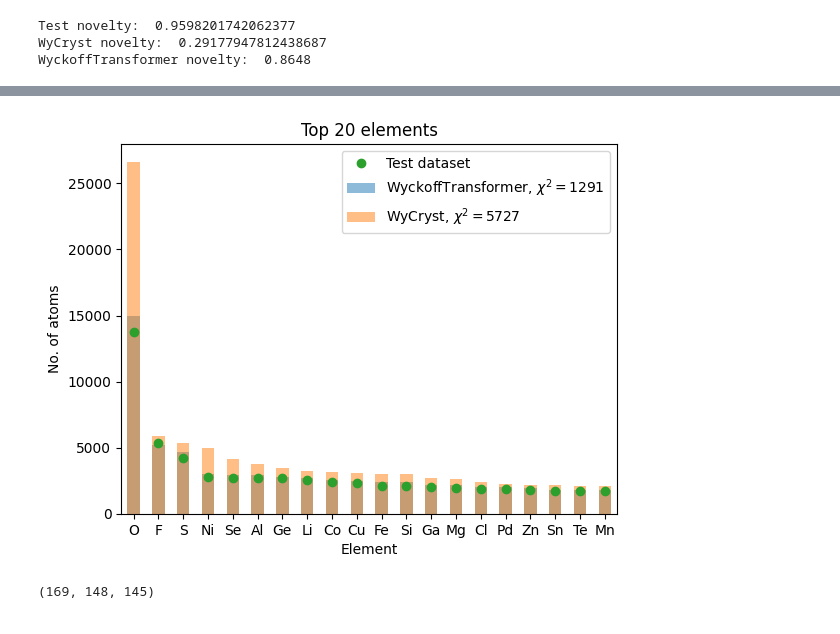
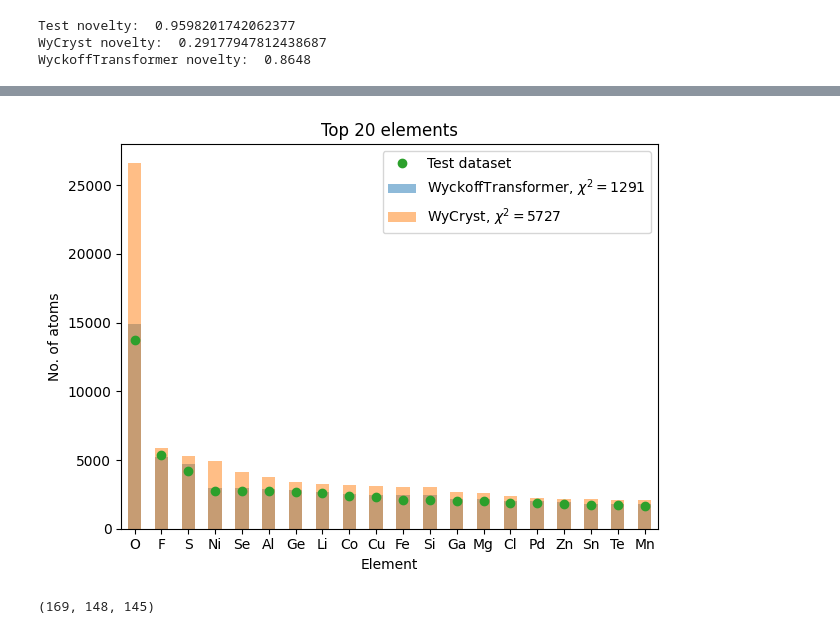
Before and after one commit to kedhip/WyckoffTransformer, a Jupyter notebook: WyCryst_vs_WyckoffTransformer.ipynb, the cells around one changed output, grey strips where cells are left out. Saved outputs shown, nothing was run; the diff lists cells and outputs as text; code cells hidden in the pictures.

```diff
--- a/WyCryst_vs_WyckoffTransformer.ipynb
+++ b/WyCryst_vs_WyckoffTransformer.ipynb
@@ -121,3 +131,5 @@ SG chi2: statistic=215.41483375782673, pvalue=0.00020286983495509275
+# %%
+save_path = Path("plots/AI4AM_NeurIPS_2024")
 # %%
 import matplotlib.pyplot as plt
 fig, ax = plt.subplots()
@@ -203,19 +185,21 @@ Length: 85, dtype: int64
 # %%
 fig, ax = plt.subplots()
 elements_wt.sort_values(inplace=True, ascending=False)
 n_elements_to_plot = 20
 elements_wt.iloc[:n_elements_to_plot].plot(kind='bar', ax=ax, alpha=0.5,
     label=f"WyckoffTransformer, $\\chi^2={elements_wt_chi2.statistic:.0f}$")
 elements_wc.sort_values(ascending=False).iloc[:n_elements_to_plot].plot(kind='bar', ax=ax, alpha=0.5,
     label=f"WyCryst, $\\chi^2={elements_wc_chi2.statistic:.0f}$", color='tab:orange')
 elements_test.sort_values(ascending=False).iloc[:n_elements_to_plot].plot(kind='line',
 ax=ax, label="Test dataset", style='o', color='tab:green')
 ax.set_xlabel("Element")
 ax.set_ylabel("No. of atoms")
 ax.set_title(f"Top {n_elements_to_plot} elements")
-ax.legend();
+ax.legend()
+fig.tight_layout()
+fig.savefig(save_path / "WT_vs_WyCryst_elements_distribution.pdf")
 # %% [output]
-[figure, old version]
+[figure, new version]
 # %%
 train_sg = set(datasets_pd["train"].spacegroup_number)
 train_sg.update(datasets_pd["val"].spacegroup_number)
```
Also changed, not shown: parts of 5 cells of this notebook, 26 other files.
